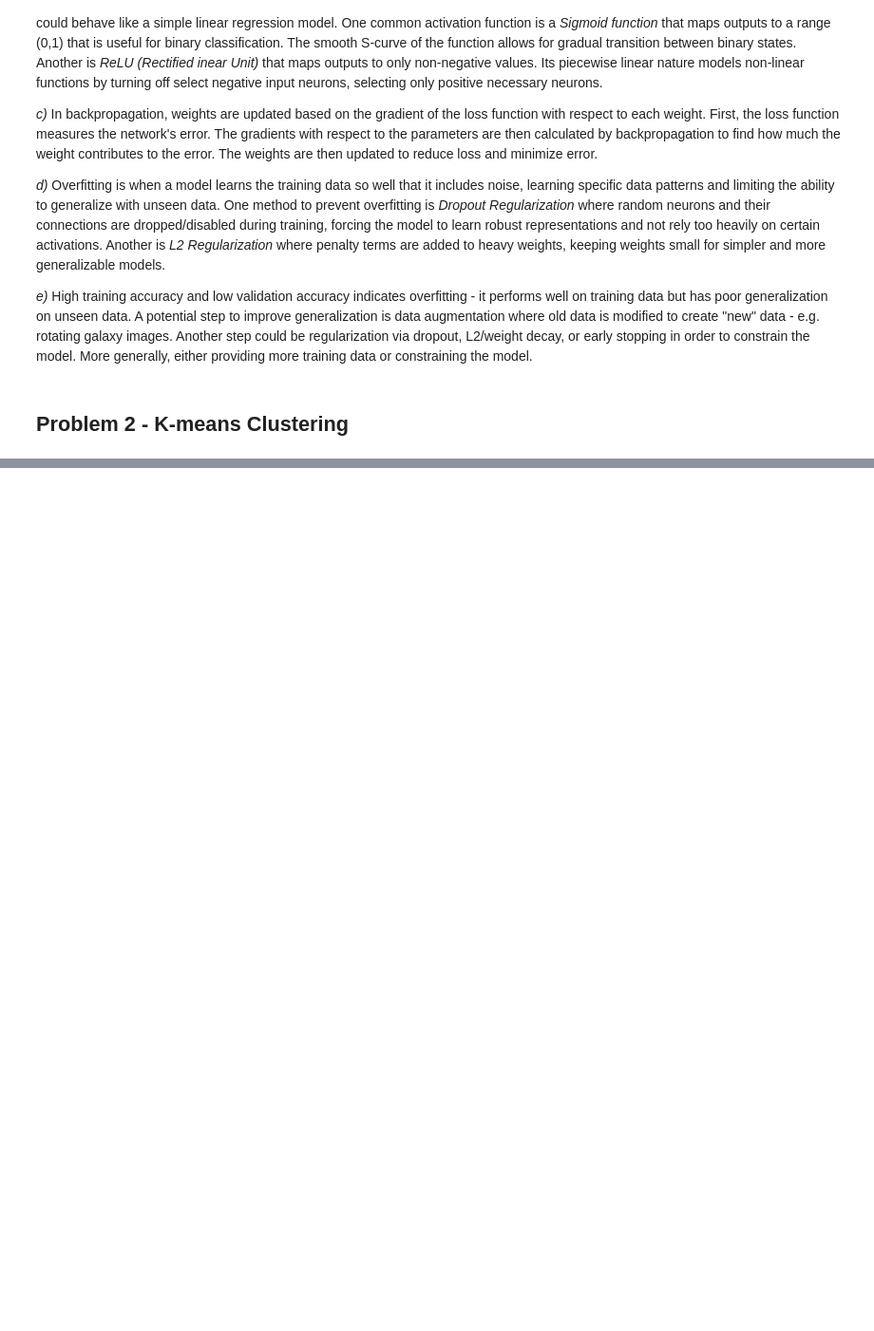
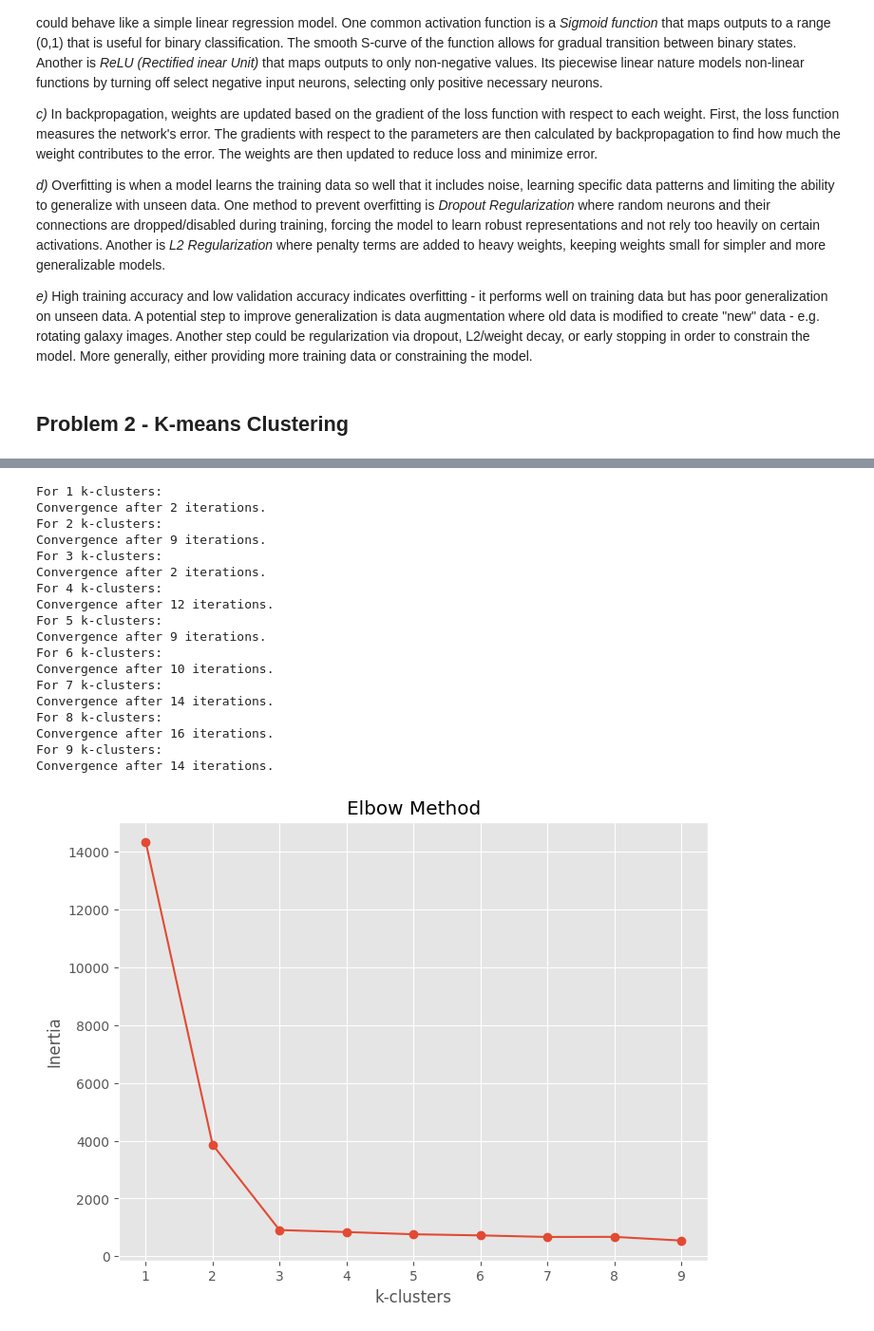
Before and after one commit to cheezepleaze/UCR-MSE-Data-Science, a Jupyter notebook: PHYS 247/homework3.ipynb, the cells around one changed output, grey strips where cells are left out. Shown at 95% size. Saved outputs shown, nothing was run; the diff lists cells and outputs as text; code cells hidden in the pictures; blank space fills up the shorter version.

Commit message:
add: elbow method as part of a missed task in hw3

```diff
--- a/PHYS 247/homework3.ipynb
+++ b/PHYS 247/homework3.ipynb
@@ -77,0 +79,37 @@ plt.grid(True, which = "both", linestyle = "--", linewidth = 0.5)
+# %%
+inertias = []
+K = range(1, 10)
+
+for k in K:
+    print(f"For {k} k-clusters:")
+    clusters, centers, labels = lloyds_algo(X, k)
+    # compute inertia
+    inertia = np.sum(np.linalg.norm(X - centers[labels], axis = 1) ** 2)
+    inertias.append(inertia)
+
+plt.figure(figsize = (8, 6))
+plt.style.use('ggplot')
+plt.plot(K, inertias, marker = "o")
+plt.xlabel("k-clusters")
+plt.ylabel("Inertia")
+plt.title("Elbow Method");
+# %% [output]
+For 1 k-clusters:
+Convergence after 2 iterations.
+For 2 k-clusters:
+Convergence after 9 iterations.
+For 3 k-clusters:
+Convergence after 2 iterations.
+For 4 k-clusters:
+Convergence after 12 iterations.
+For 5 k-clusters:
+Convergence after 9 iterations.
+For 6 k-clusters:
+Convergence after 10 iterations.
+For 7 k-clusters:
+Convergence after 14 iterations.
+For 8 k-clusters:
+Convergence after 16 iterations.
+For 9 k-clusters:
+Convergence after 14 iterations.
+[figure, added]
```
Also changed, not shown: parts of 2 cells of this notebook.
